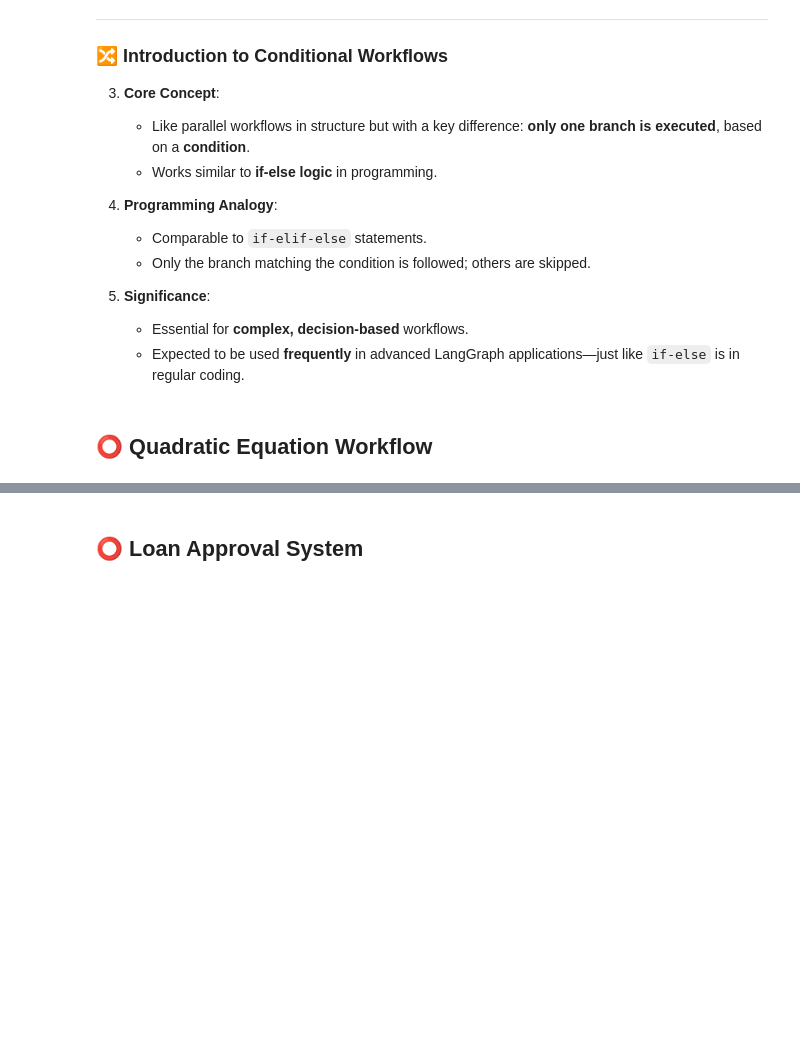
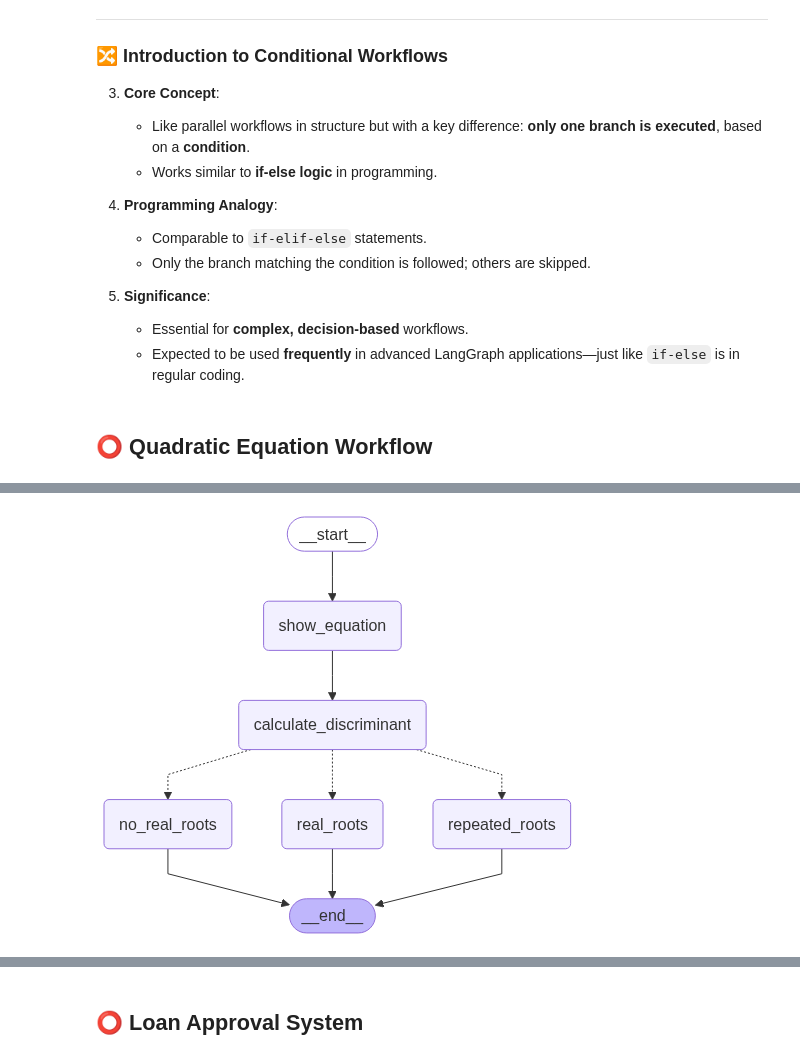
Before and after one commit to mohd-faizy/Agentic_AI_using_LangGraph, a Jupyter notebook: 02_ Sequential_&_Parallel_workflow/08_Conditional_Workflow.ipynb, the cells around one changed output, grey strips where cells are left out. Drawn from its saved outputs; the diff is of its cells as text; code cells hidden in the pictures; blank space fills up the shorter version.

```diff
--- a/02_ Sequential_&_Parallel_workflow/08_Conditional_Workflow.ipynb
+++ b/02_ Sequential_&_Parallel_workflow/08_Conditional_Workflow.ipynb
@@ -101,2 +101,84 @@ $x = \frac{-b}{2a}$
 
 No solutions in the set of real numbers.
+# %%
+# Imports
+from langgraph.graph import StateGraph, START, END
+from typing import TypedDict, Literal
+from dotenv import load_dotenv
+load_dotenv()
+
+# Define the state structure used in the graph
+class QuadState(TypedDict):
+    a: int
+    b: int
+    c: int
+    equation: str
+    discriminant: float
+    result: str
+
+# Step 1: Show the quadratic equation in a readable format
+def show_equation(state: QuadState):
+    # Proper formatting of equation like: 1x² + 2x + 3
+    equation = f'{state["a"]}x² + {state["b"]}x + {state["c"]}'
+    return {"equation": equation}
+
+# Step 2: Calculate the discriminant (b² - 4ac)
+def calculate_discriminant(state: QuadState):
+    discriminant = state["b"]**2 - 4 * state["a"] * state["c"]
+    return {"discriminant": discriminant}
+
+# Step 3a: If discriminant > 0 → Two distinct real roots
+def real_roots(state: QuadState):
+    # Corrected denominator from 2*b ➝ 2*a
+    root_1 = (-state["b"] + state["discriminant"]**0.5) / (2 * state["a"])
+    root_2 = (-state["b"] - state["discriminant"]**0.5) / (2 * state["a"])
+    result = f"The roots are {root_1:.2f} and {root_2:.2f}"
+    return {"result": result}
+
+# Step 3b: If discriminant == 0 → One repeated root
+def repeated_roots(state: QuadState):
+    root = -state["b"] / (2 * state["a"])
+    result = f"Only repeating root is {root:.2f}"
+    return {"result": result}
+
+# Step 3c: If discriminant < 0 → No real roots
+def no_real_roots(state: QuadState):
+    result = "No real roots"
+    return {"result": result}
+
+# Conditional branching based on discriminant value
+def check_condition(state: QuadState) -> Literal["real_roots", "repeated_roots", "no_real_roots"]:
+    if state["discriminant"] > 0:
+        return "real_roots"
+    elif state["discriminant"] == 0:
+        return "repeated_roots"
+    else:
+        return "no_real_roots"
+
+# Build the LangGraph
+graph = StateGraph(QuadState)
+
+# Add nodes to the graph
+graph.add_node("show_equation", show_equation)
+graph.add_node("calculate_discriminant", calculate_discriminant)
+graph.add_node("real_roots", real_roots)
+graph.add_node("repeated_roots", repeated_roots)
+graph.add_node("no_real_roots", no_real_roots)
+
+# Define the graph edges (flow)
+graph.add_edge(START, "show_equation")
+graph.add_edge("show_equation", "calculate_discriminant")
+
+# Conditional path branching after discriminant evaluation
+graph.add_conditional_edges("calculate_discriminant", check_condition)
+
+# All result-producing nodes go to END
+graph.add_edge("real_roots", END)
+graph.add_edge("repeated_roots", END)
+graph.add_edge("no_real_roots", END)
+
+# Compile the workflow
+workflow = graph.compile()
+workflow
+# %% [output]
+[figure, added]
```
Also changed, not shown: parts of 7 cells of this notebook.
